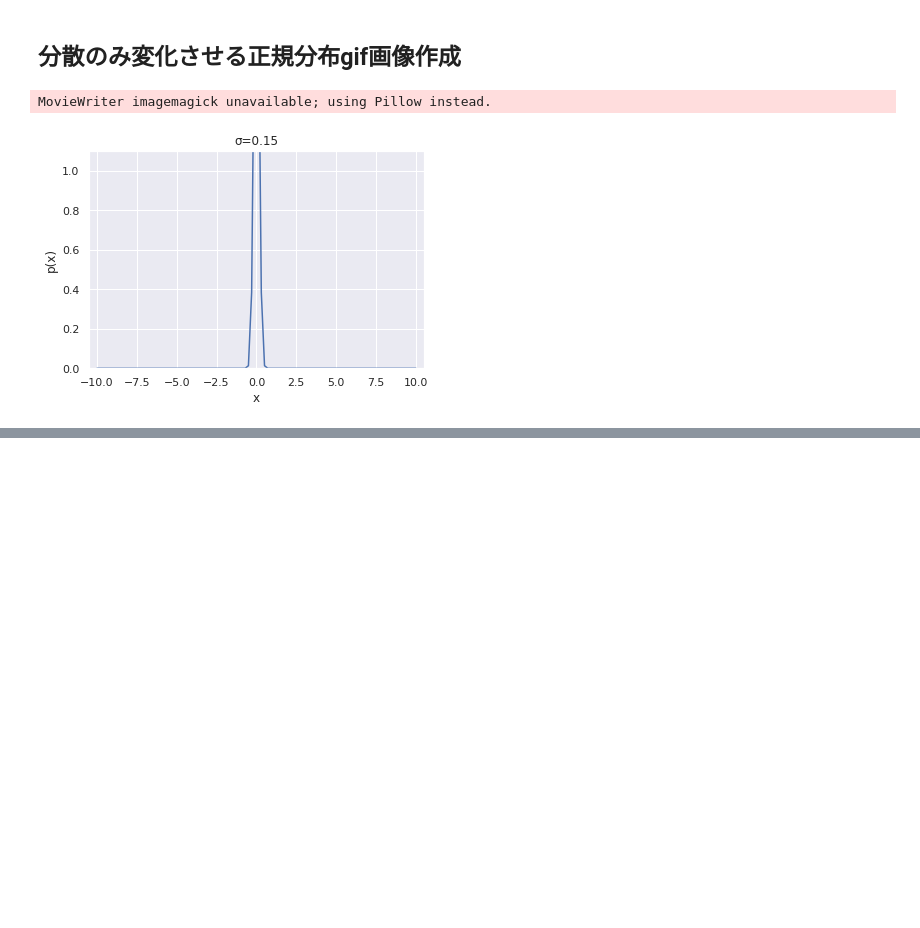
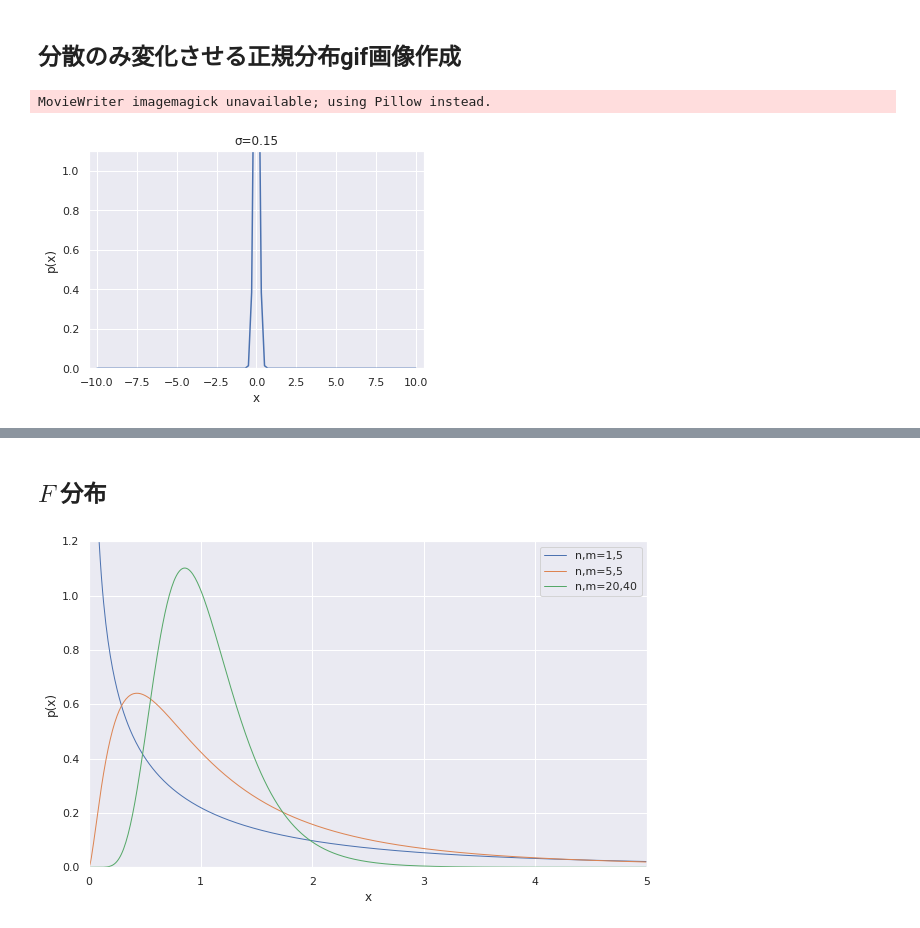
Before and after one commit to e4Rl97/Python3_temp, a Jupyter notebook: 正規分布関連描画.ipynb, the cells around one changed output, grey strips where cells are left out. Saved outputs shown, nothing was run; the diff lists cells and outputs as text; code cells hidden in the pictures; blank space fills up the shorter version.

```diff
--- a/正規分布関連描画.ipynb
+++ b/正規分布関連描画.ipynb
@@ -82,0 +148,29 @@ MovieWriter imagemagick unavailable; using Pillow instead.
+# %% [markdown]
+## $F$ 分布
+# %%
+import math
+import random
+import numpy as np
+from scipy.stats import f
+import matplotlib.pyplot as plt
+
+fig, ax = plt.subplots(figsize = (10, 6))
+df = [[1,5],[5,5],[20,40]]
+
+xaxis = np.arange(0, 5, 0.01)
+
+for x in df:
+    n = x[0]
+    m = x[1]
+    fpdf = f.pdf(xaxis,n,m)
+    plt.plot(xaxis,fpdf,'-', linewidth=1.0, label="n,m="+str(n)+","+str(m))
+
+plt.xlim(0,5)
+plt.ylim(0,1.2)
+plt.legend()
+plt.xlabel('x')
+plt.ylabel('p(x)')
+plt.grid(True)
+plt.show()
+# %% [output]
+[figure, added]
```
Also changed, not shown: parts of 8 cells of this notebook, 8 other files.
